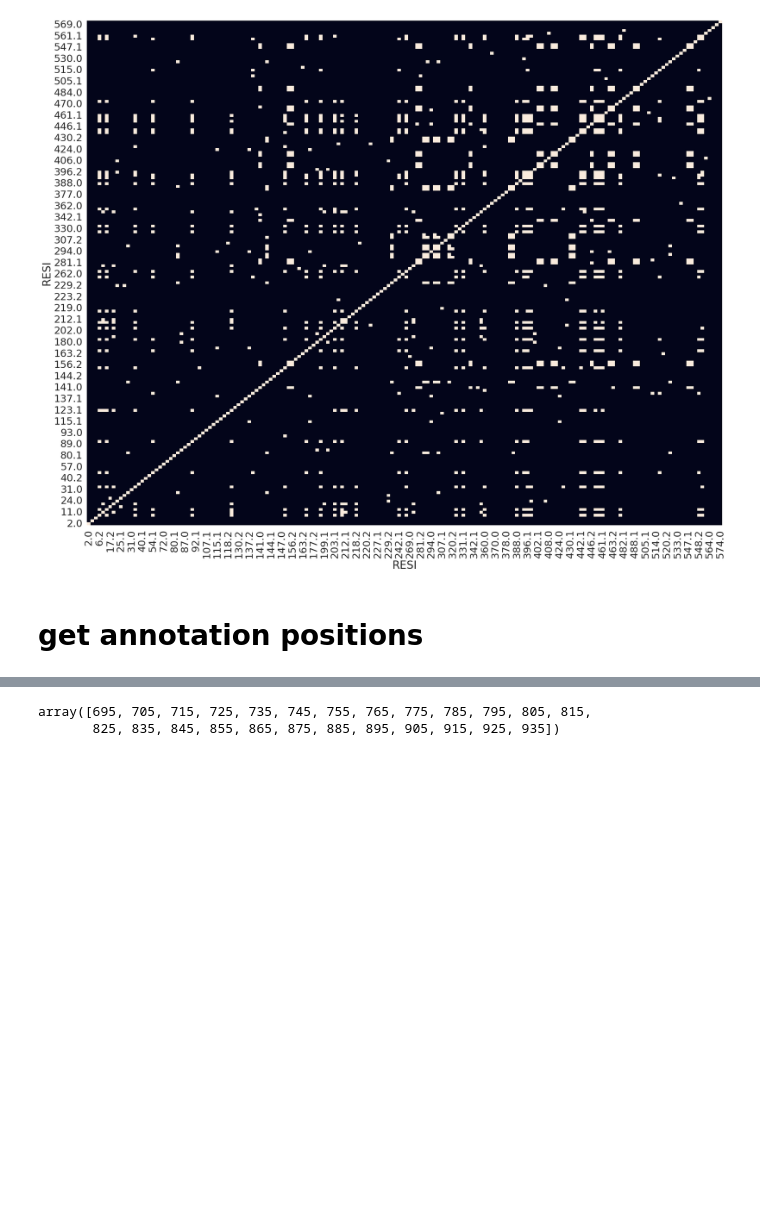
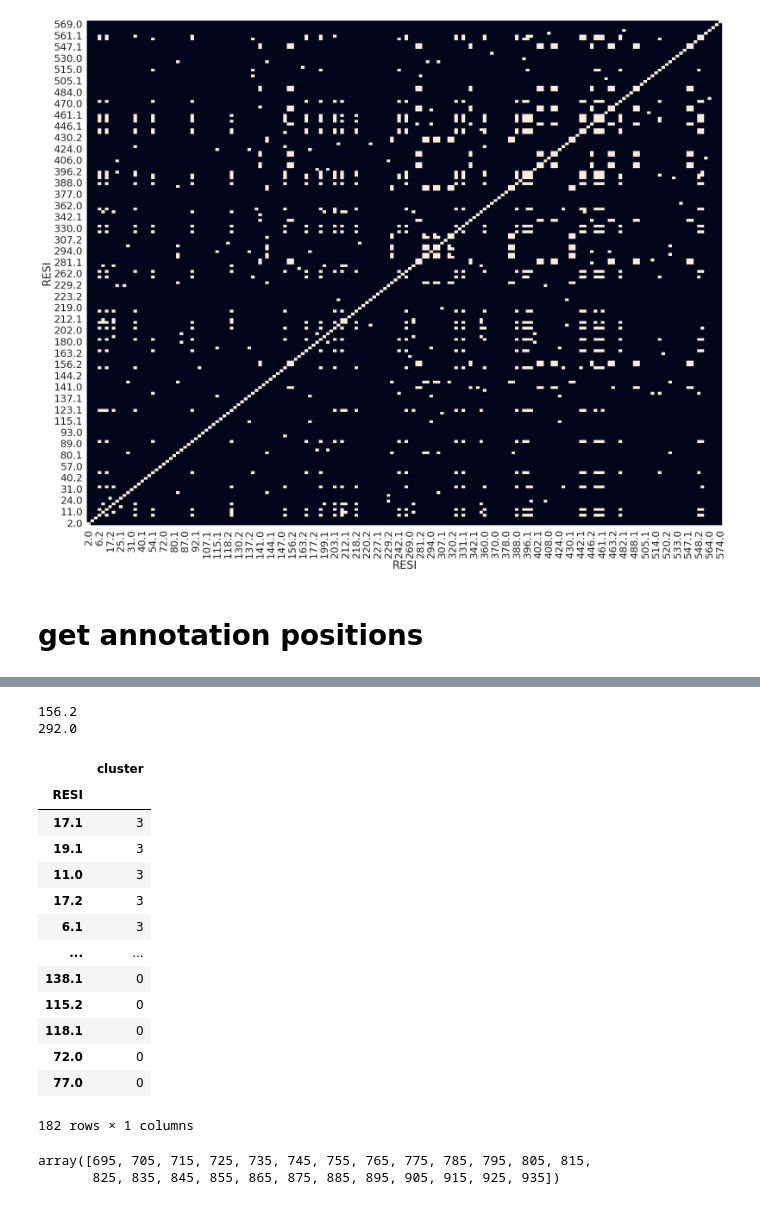
Before and after one commit to Dan-Burns/pychesca, a Jupyter notebook: dev.ipynb, the cells around one changed output, grey strips where cells are left out. Drawn from its saved outputs; the diff is of its cells as text; code cells hidden in the pictures; blank space fills up the shorter version.

Commit message:
duplicate indices check

```diff
--- a/dev.ipynb
+++ b/dev.ipynb
@@ -132,7 +122,7 @@ if orientation == 'top':
 else:
     for t in ax.get_yticklabels():
         ordered_indices.append(float(t.get_text()))
-        x_positions.append(t.get_())
+        x_positions.append(t.get_position())
     x_positions = np.array(x_positions)
 
 xs = []
@@ -153,3 +160,29 @@ ys = [threshold] * len(xs)
+# %%
+for ind in clusters.index:
+    if ind in check:
+        print(ind)
+    else:
+        check.append(ind)
+# %% [output]
+156.2
+292.0
+# %%
+clusters.loc[ordered_indices]
+# %% [output]
+|  | cluster |
+| RESI |  |
+| 17.1 | 3 |
+| 19.1 | 3 |
+| 11.0 | 3 |
+| 17.2 | 3 |
+| 6.1 | 3 |
+| ... | ... |
+| 138.1 | 0 |
+| 115.2 | 0 |
+| 118.1 | 0 |
+| 72.0 | 0 |
+| 77.0 | 0 |
+182 rows × 1 columns
 # %%
 x_positions[np.where(clusters.loc[ordered_indices]['cluster']==cluster)][:,1]
 # %% [output]
```
Also changed, not shown: parts of 7 cells of this notebook, 1 other file.
